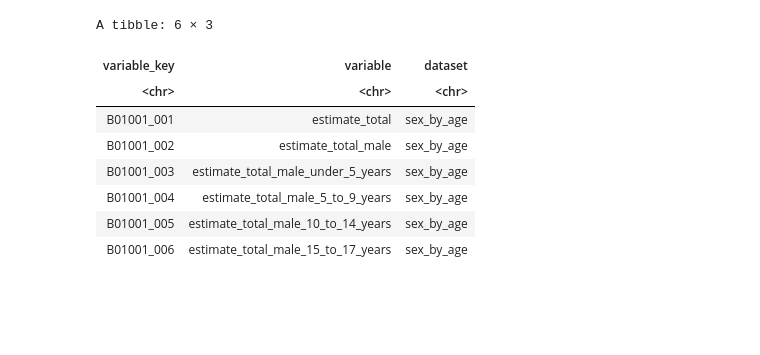
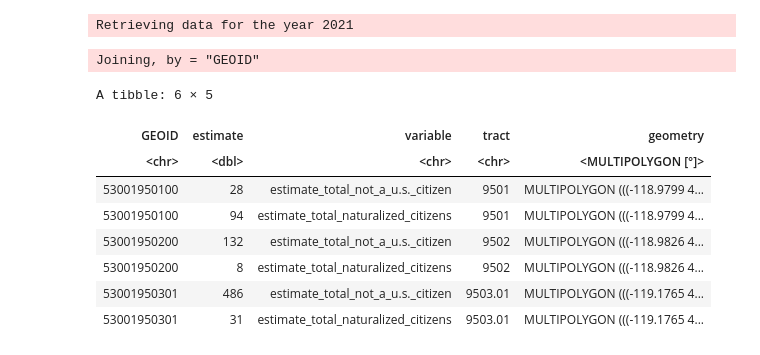
Before and after one commit to nicholasptran/eastern-washington-digital-equity, a Jupyter notebook: app/notebooks_and_testing/tidycensus.ipynb, the cells around one changed output. Cells and saved outputs as stored; diff of their text form; code cells hidden in the pictures; blank space fills up the shorter version.

Commit message:
fixed combined_data

```diff
--- a/app/notebooks_and_testing/tidycensus.ipynb
+++ b/app/notebooks_and_testing/tidycensus.ipynb
@@ -112,12 +143,30 @@ variable_data <- rbind(variable_data, variable_data2)
+# %%
+census_data <- census_data %>% inner_join(variable_data, by = c("variable" = "variable_key"))
+
+census_data <- census_data %>%
+    select(GEOID, estimate, variable = variable.y)
+# %%
+tract_data <- tracts(state = "washington", county = counties, progress_bar = FALSE, cb = FALSE)
+
+tract_data <- tract_data %>%
+    select(GEOID, tract = NAME)
+# %% [output]
+Retrieving data for the year 2021
+# %%
+census_data <- inner_join(census_data, tract_data)
+# %% [output]
+Joining, by = "GEOID"
+# %%
+census_data <- st_drop_geometry(census_data)
 # %%
-head(variable_data)
+head(census_data)
 # %% [output]
-A tibble: 6 × 3
+A tibble: 6 × 5
-| variable_key | variable | dataset |
-| <chr> | <chr> | <chr> |
-| B01001_001 | estimate_total | sex_by_age |
-| B01001_002 | estimate_total_male | sex_by_age |
-| B01001_003 | estimate_total_male_under_5_years | sex_by_age |
-| B01001_004 | estimate_total_male_5_to_9_years | sex_by_age |
-| B01001_005 | estimate_total_male_10_to_14_years | sex_by_age |
-| B01001_006 | estimate_total_male_15_to_17_years | sex_by_age |
+| GEOID | estimate | variable | tract | geometry |
+| <chr> | <dbl> | <chr> | <chr> | <MULTIPOLYGON [°]> |
+| 53001950100 | 28 | estimate_total_not_a_u.s._citizen | 9501 | MULTIPOLYGON (((-118.9799 4... |
+| 53001950100 | 94 | estimate_total_naturalized_citizens | 9501 | MULTIPOLYGON (((-118.9799 4... |
+| 53001950200 | 132 | estimate_total_not_a_u.s._citizen | 9502 | MULTIPOLYGON (((-118.9826 4... |
+| 53001950200 | 8 | estimate_total_naturalized_citizens | 9502 | MULTIPOLYGON (((-118.9826 4... |
+| 53001950301 | 486 | estimate_total_not_a_u.s._citizen | 9503.01 | MULTIPOLYGON (((-119.1765 4... |
+| 53001950301 | 31 | estimate_total_naturalized_citizens | 9503.01 | MULTIPOLYGON (((-119.1765 4... |
```
Also changed, not shown: parts of 14 cells of this notebook, 3 other files.
